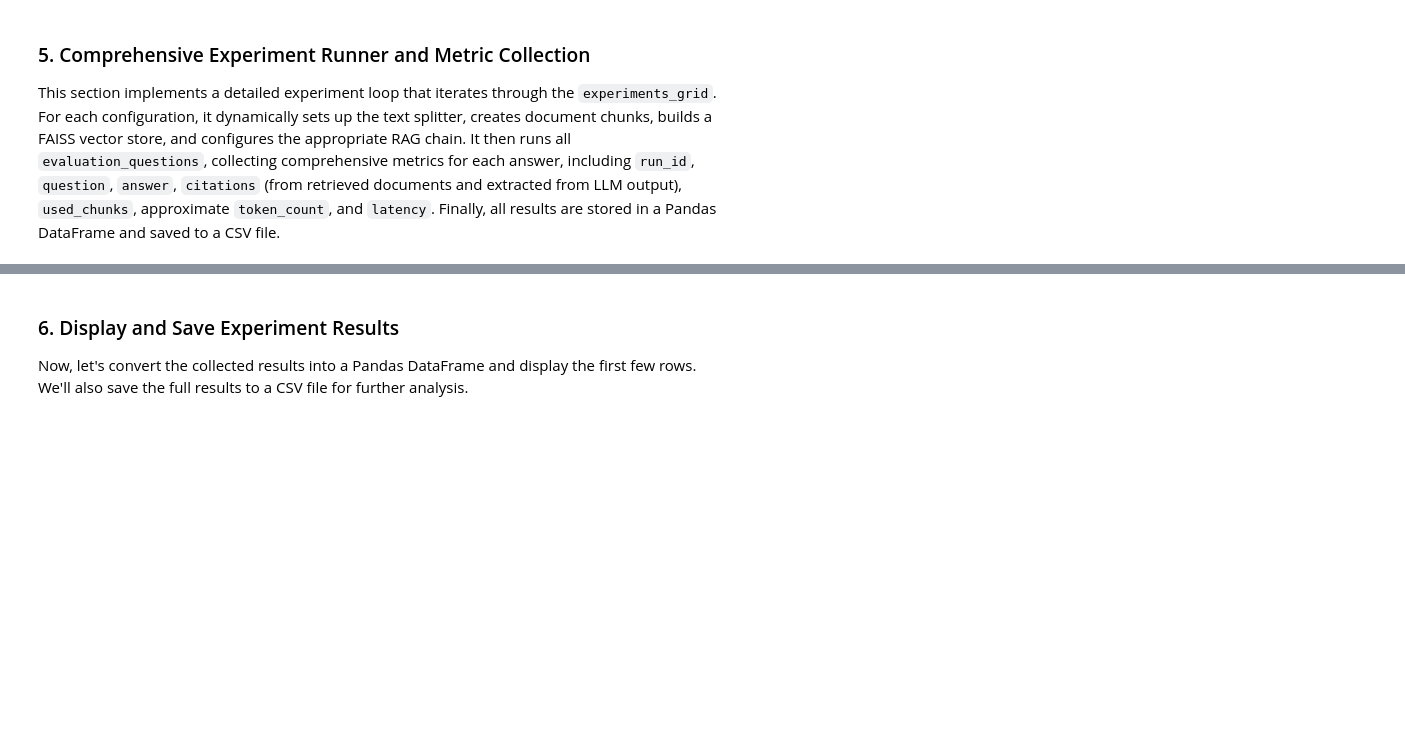
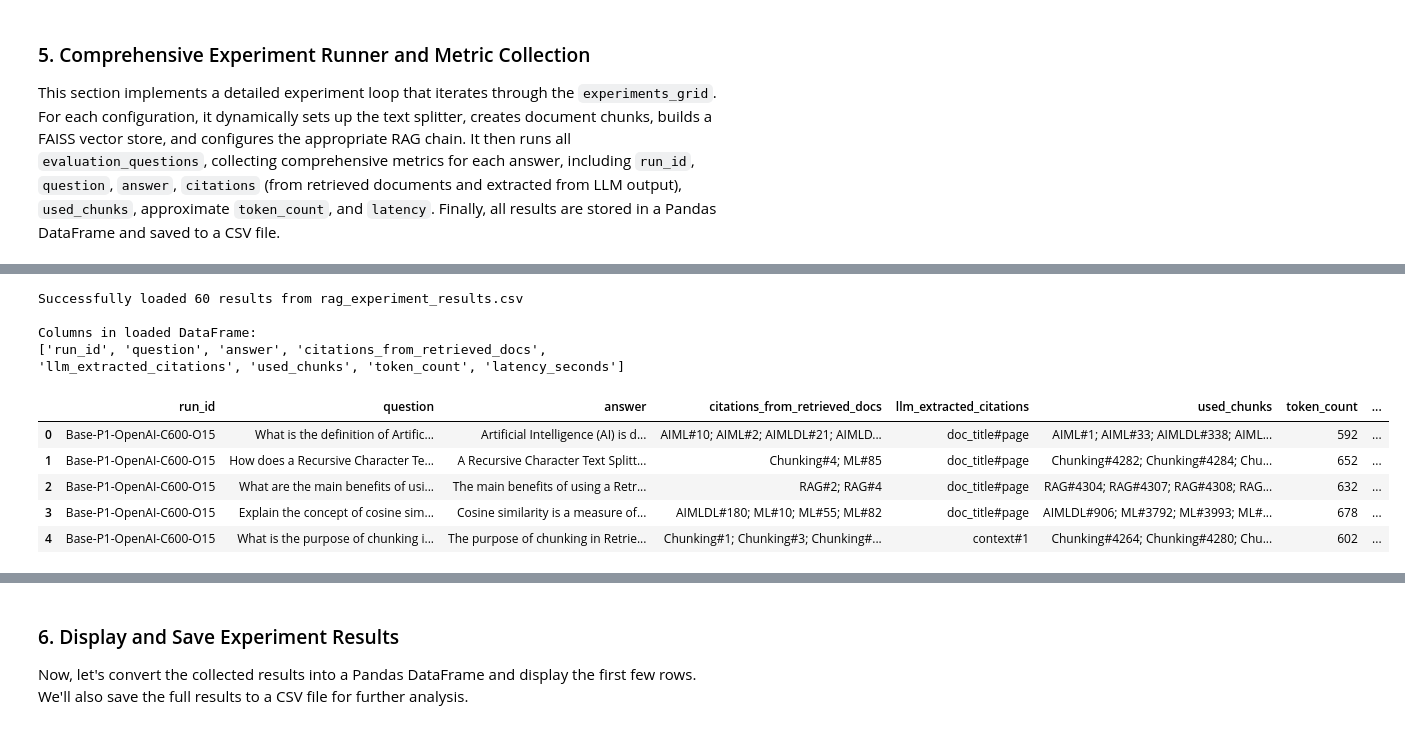
Before and after one commit to abilashkannanv/AIML, a Jupyter notebook: RAG.ipynb, the cells around one changed output, grey strips where cells are left out. Saved outputs shown, nothing was run; the diff lists cells and outputs as text; code cells hidden in the pictures; blank space fills up the shorter version.

```diff
--- a/RAG.ipynb
+++ b/RAG.ipynb
@@ -551,0 +575,28 @@ ModuleNotFoundError: No module named 'langchain.callbacks'
+# %%
+import pandas as pd
+
+# Load the experiment results
+output_csv_path = "rag_experiment_results.csv"
+try:
+    evaluation_df = pd.read_csv(output_csv_path)
+    print(f"Successfully loaded {len(evaluation_df)} results from {output_csv_path}")
+except FileNotFoundError:
+    print(f"Error: The file {output_csv_path} was not found. Please ensure the comprehensive experiment runner (cell `f531e361`) has been successfully executed.")
+    evaluation_df = pd.DataFrame() # Create an empty DataFrame to avoid further errors
+
+# Display the columns to verify data
+if not evaluation_df.empty:
+    print("\nColumns in loaded DataFrame:")
+    print(evaluation_df.columns.tolist())
+    display(evaluation_df.head())
+# %% [output]
+Successfully loaded 60 results from rag_experiment_results.csv
+
+Columns in loaded DataFrame:
+['run_id', 'question', 'answer', 'citations_from_retrieved_docs', 'llm_extracted_citations', 'used_chunks', 'token_count', 'latency_seconds']
+|  | run_id | question | answer | citations_from_retrieved_docs | llm_extracted_citations | used_chunks | token_count | ... |
+| 0 | Base-P1-OpenAI-C600-O15 | What is the definition of Artific... | Artificial Intelligence (AI) is d... | AIML#10; AIML#2; AIMLDL#21; AIMLD... | doc_title#page | AIML#1; AIML#33; AIMLDL#338; AIML... | 592 | ... |
+| 1 | Base-P1-OpenAI-C600-O15 | How does a Recursive Character Te... | A Recursive Character Text Splitt... | Chunking#4; ML#85 | doc_title#page | Chunking#4282; Chunking#4284; Chu... | 652 | ... |
+| 2 | Base-P1-OpenAI-C600-O15 | What are the main benefits of usi... | The main benefits of using a Retr... | RAG#2; RAG#4 | doc_title#page | RAG#4304; RAG#4307; RAG#4308; RAG... | 632 | ... |
+| 3 | Base-P1-OpenAI-C600-O15 | Explain the concept of cosine sim... | Cosine similarity is a measure of... | AIMLDL#180; ML#10; ML#55; ML#82 | doc_title#page | AIMLDL#906; ML#3792; ML#3993; ML#... | 678 | ... |
+| 4 | Base-P1-OpenAI-C600-O15 | What is the purpose of chunking i... | The purpose of chunking in Retrie... | Chunking#1; Chunking#3; Chunking#... | context#1 | Chunking#4264; Chunking#4280; Chu... | 602 | ... |
```
Also changed, not shown: parts of 19 cells of this notebook.
